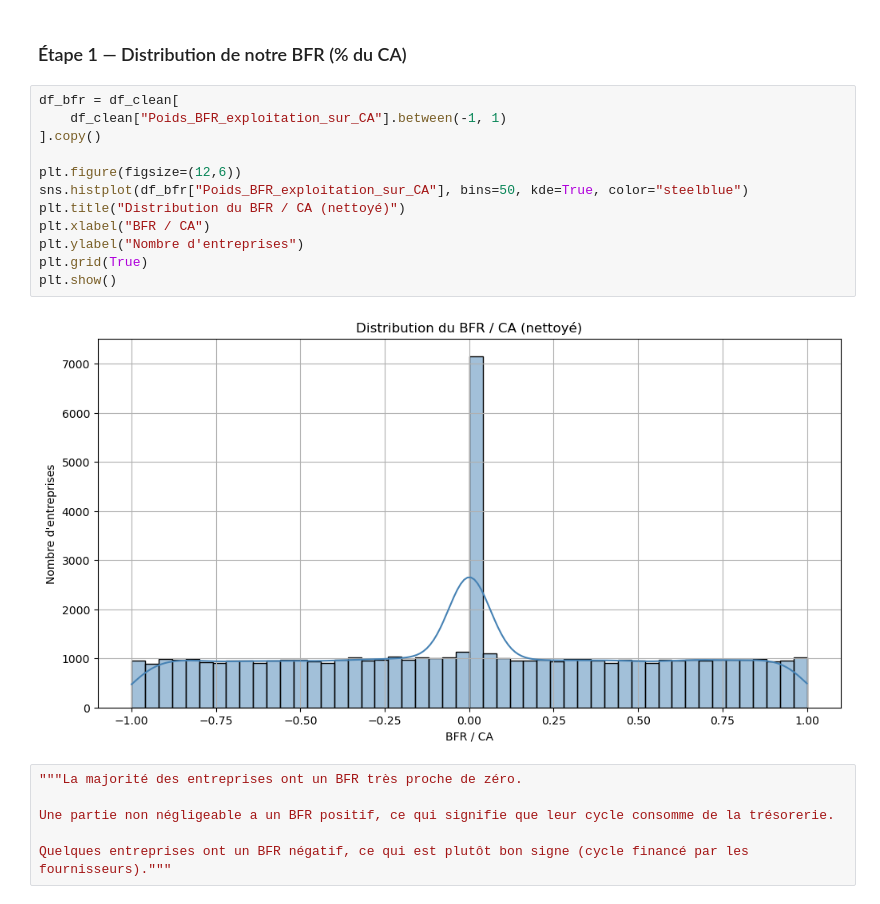
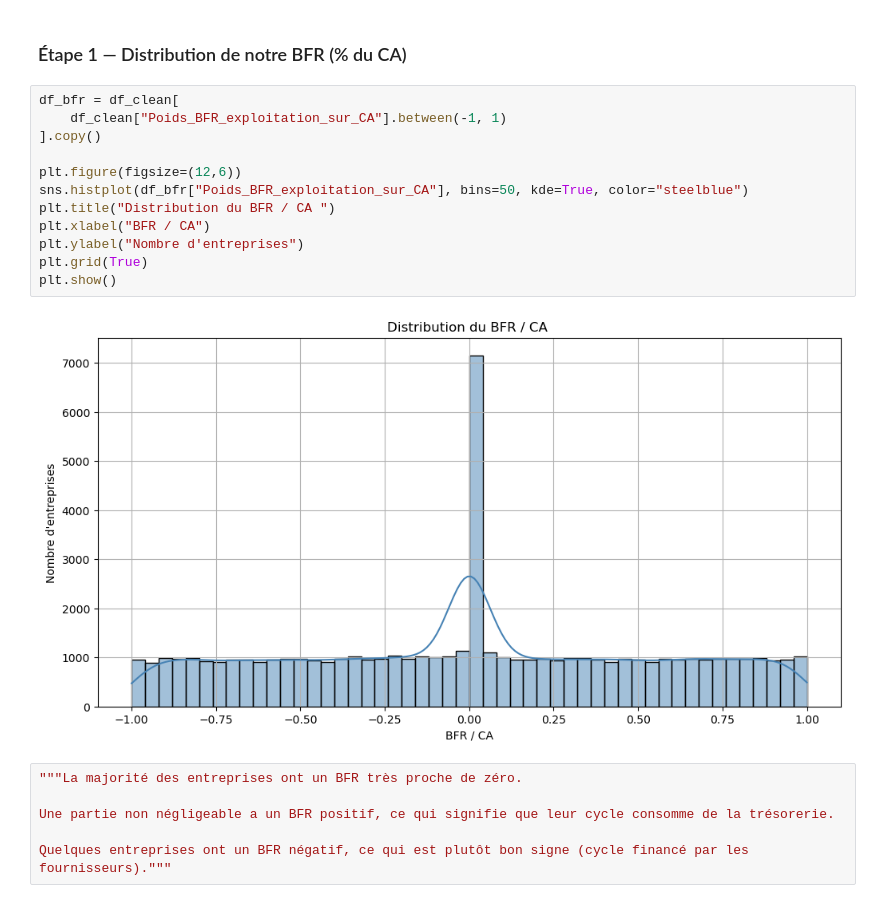
Before and after one commit to khelifaYacine/signaux-faibles-finance, a Jupyter notebook: 01_exploration.ipynb, the cells around one changed output. Cells and saved outputs as stored; diff of their text form.

```diff
--- a/01_exploration.ipynb
+++ b/01_exploration.ipynb
@@ -676,17 +676,17 @@ Ce cycle nous dira si l’activité consomme ou libère de la trésorerie.
 # %%
 df_bfr = df_clean[
     df_clean["Poids_BFR_exploitation_sur_CA"].between(-1, 1)
 ].copy()
 
 plt.figure(figsize=(12,6))
 sns.histplot(df_bfr["Poids_BFR_exploitation_sur_CA"], bins=50, kde=True, color="steelblue")
-plt.title("Distribution du BFR / CA (nettoyé)")
+plt.title("Distribution du BFR / CA ")
 plt.xlabel("BFR / CA")
 plt.ylabel("Nombre d'entreprises")
 plt.grid(True)
 plt.show()
 # %% [output]
-[figure, old version]
+[figure, new version]
 # %%
 """La majorité des entreprises ont un BFR très proche de zéro.
 
```
Also changed, not shown: parts of 4 cells of this notebook.
